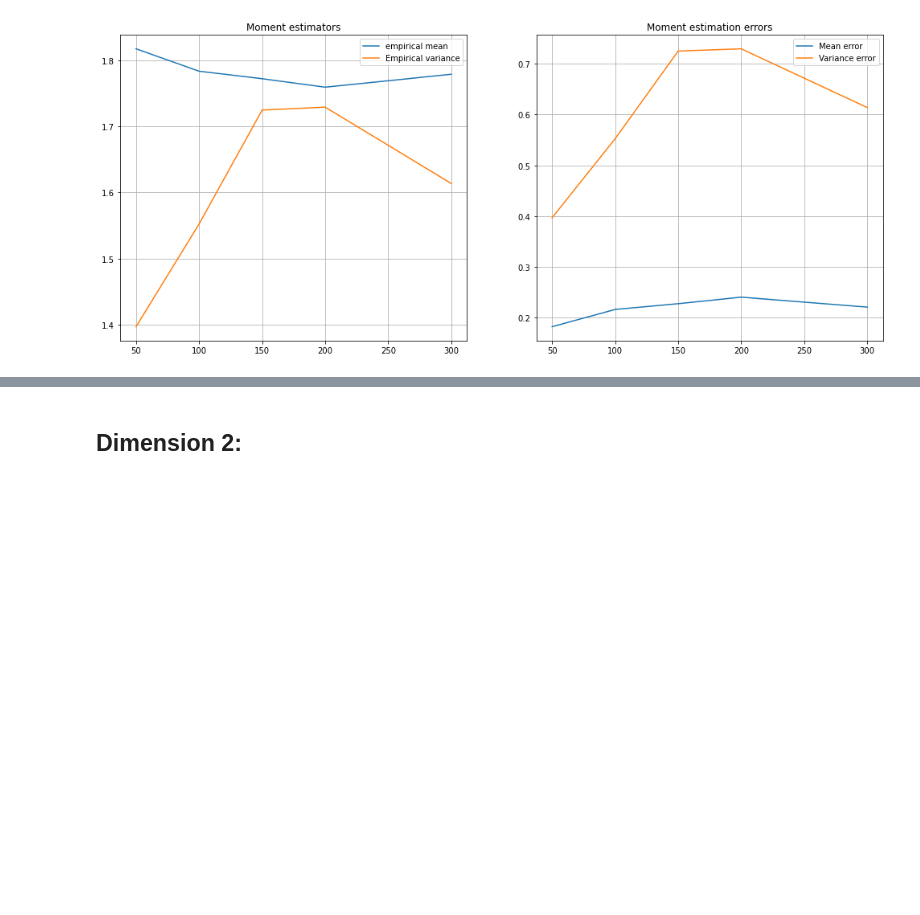
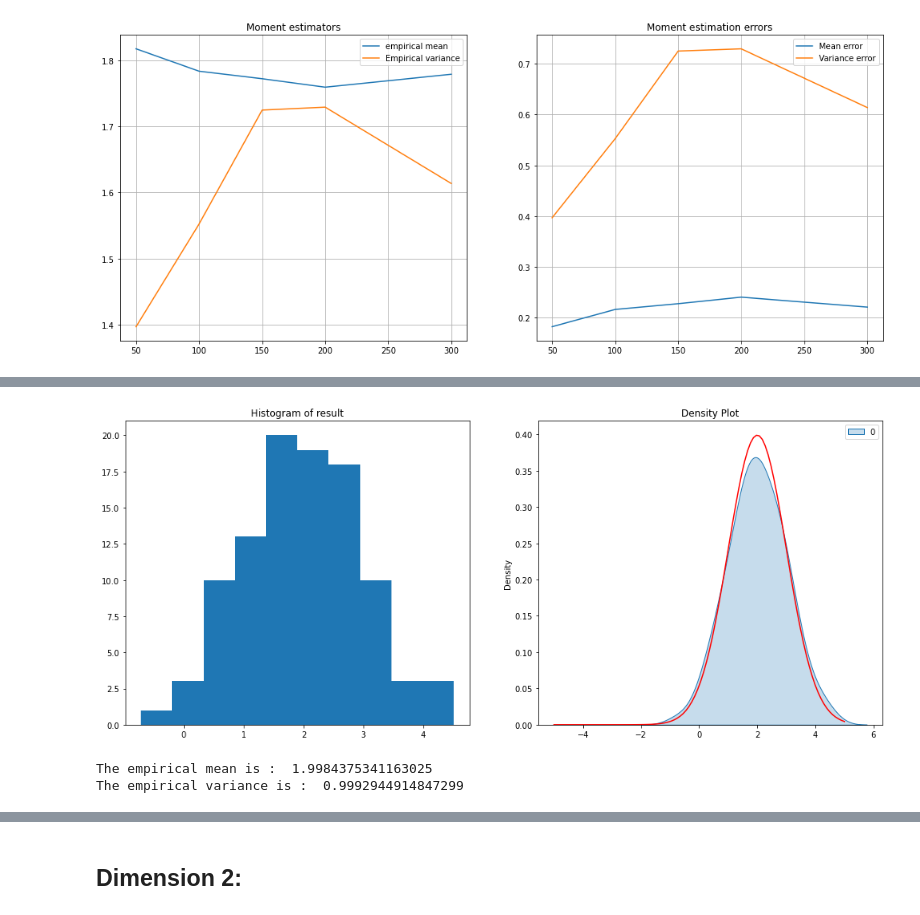
Before and after one commit to elfirdoussilab1/SVGD, a Jupyter notebook: Sampling_methods.ipynb, the cells around one changed output, grey strips where cells are left out. Saved outputs shown, nothing was run; the diff lists cells and outputs as text; code cells hidden in the pictures; blank space fills up the shorter version.

```diff
--- a/Sampling_methods.ipynb
+++ b/Sampling_methods.ipynb
@@ -360,0 +463,38 @@ plt.show()
+# %%
+# Samples
+X = gen_unif(100, 1, -5, 5)
+
+# Parameters of the SVGD
+h = 1e-6
+lam = 1
+sigma = 1
+maxit = 500
+
+# Performing SVGD
+xf_optimal = SVGD_gauss(potential_N21, X, h, lam, sigma, maxit)
+
+# Plotting the results
+fig, axs = plt.subplots(nrows=1, ncols=2, figsize=(17, 7))
+
+# Plot the histogram of data
+axs[0].hist(xf_optimal)
+axs[0].set_title('Histogram of result')
+
+# Plot density and the theoretical one
+sns.kdeplot(data = xf_optimal, fill=True, ax=axs[1], bw_method='silverman')
+t = np.linspace(-5, 5, 100)
+y = gauss_1d(t, 2, 1)
+axs[1].plot(t, y, color="red", label="theoretical normal density")
+axs[1].set_title('Density Plot')
+
+# Show the plot
+plt.show()
+# %% [output]
+[figure, added]
+# %%
+# The result of estimations
+print("The empirical mean is : ", empirical_mean(xf_optimal))
+print("The empirical variance is : ", empirical_variance(xf_optimal))
+# %% [output]
+The empirical mean is :  1.9984375341163025
+The empirical variance is :  0.9992944914847299
```
Also changed, not shown: parts of 31 cells of this notebook.
